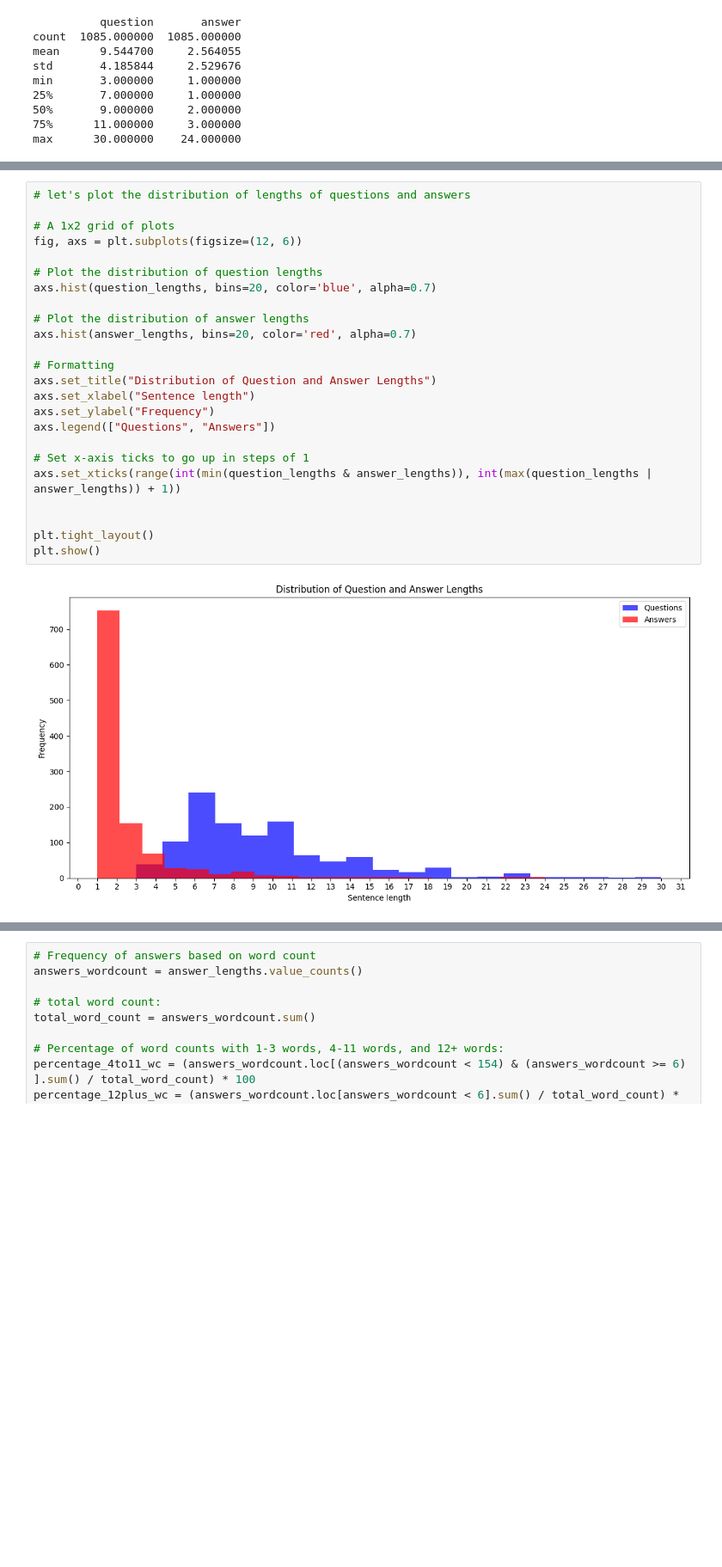
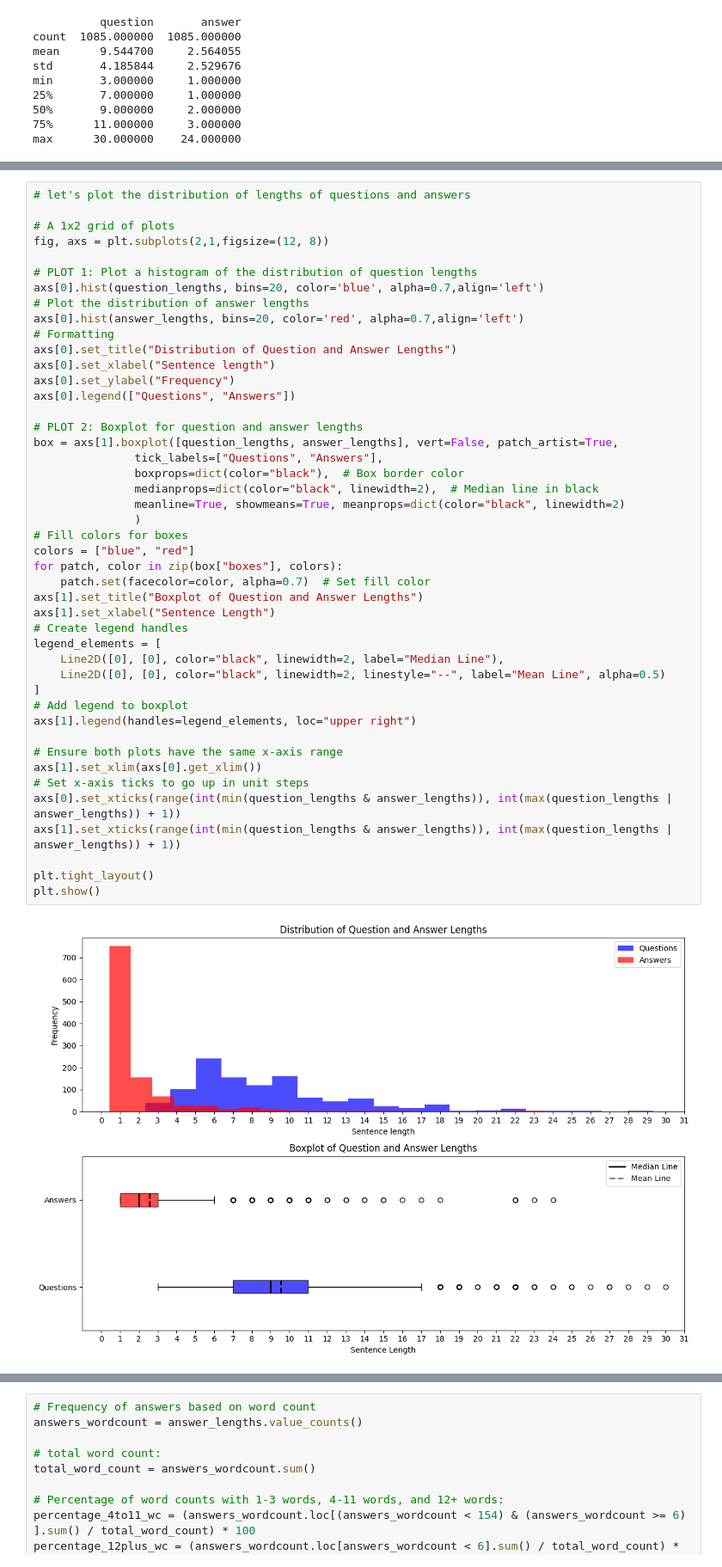
Before and after one commit to RSipra/semantic_verification_engine, a Jupyter notebook: src/data scripts/clean_dataset.ipynb, the cells around one changed output, grey strips where cells are left out. Shown: that part at 86% size. Saved outputs shown, nothing was run; the diff lists cells and outputs as text; blank space fills up the shorter version.

Commit message:
continued with EDA of the trivia dataset. Created outline, finished answer length analysis

```diff
--- a/src/data scripts/clean_dataset.ipynb
+++ b/src/data scripts/clean_dataset.ipynb
@@ -174,28 +187,49 @@ The answers are generally shorter then the questions. Most answers are about 1 t
 # %%
 # let's plot the distribution of lengths of questions and answers
 
 # A 1x2 grid of plots
-fig, axs = plt.subplots(figsize=(12, 6))
+fig, axs = plt.subplots(2,1,figsize=(12, 8))
 
-# Plot the distribution of question lengths
-axs.hist(question_lengths, bins=20, color='blue', alpha=0.7)
+# PLOT 1: Plot a histogram of the distribution of question lengths
+axs[0].hist(question_lengths, bins=20, color='blue', alpha=0.7,align='left')
+# Plot the distribution of answer lengths
+axs[0].hist(answer_lengths, bins=20, color='red', alpha=0.7,align='left')
+# Formatting
+axs[0].set_title("Distribution of Question and Answer Lengths")
+axs[0].set_xlabel("Sentence length")
+axs[0].set_ylabel("Frequency")
+axs[0].legend(["Questions", "Answers"])
 
-# Plot the distribution of answer lengths
-axs.hist(answer_lengths, bins=20, color='red', alpha=0.7)
+# PLOT 2: Boxplot for question and answer lengths
+box = axs[1].boxplot([question_lengths, answer_lengths], vert=False, patch_artist=True,
+               tick_labels=["Questions", "Answers"],
+               boxprops=dict(color="black"),  # Box border color
+               medianprops=dict(color="black", linewidth=2),  # Median line in black
+               meanline=True, showmeans=True, meanprops=dict(color="black", linewidth=2)
+               )
+# Fill colors for boxes
+colors = ["blue", "red"]
+for patch, color in zip(box["boxes"], colors):
+    patch.set(facecolor=color, alpha=0.7)  # Set fill color
+axs[1].set_title("Boxplot of Question and Answer Lengths")
+axs[1].set_xlabel("Sentence Length")
+# Create legend handles
+legend_elements = [
+    Line2D([0], [0], color="black", linewidth=2, label="Median Line"),
+    Line2D([0], [0], color="black", linewidth=2, linestyle="--", label="Mean Line", alpha=0.5)
+]
+# Add legend to boxplot
+axs[1].legend(handles=legend_elements, loc="upper right")
 
-# Formatting
-axs.set_title("Distribution of Question and Answer Lengths")
-axs.set_xlabel("Sentence length")
-axs.set_ylabel("Frequency")
-axs.legend(["Questions", "Answers"])
-
-# Set x-axis ticks to go up in steps of 1
-axs.set_xticks(range(int(min(question_lengths & answer_lengths)), int(max(question_lengths | answer_lengths)) + 1))
-
+# Ensure both plots have the same x-axis range
+axs[1].set_xlim(axs[0].get_xlim())
+# Set x-axis ticks to go up in unit steps
+axs[0].set_xticks(range(int(min(question_lengths & answer_lengths)), int(max(question_lengths | answer_lengths)) + 1))
+axs[1].set_xticks(range(int(min(question_lengths & answer_lengths)), int(max(question_lengths | answer_lengths)) + 1))
 
 plt.tight_layout()
 plt.show()
 # %% [output]
-[figure, old version]
+[figure, new version]
 # %% [markdown]
 From the plot above:
```
Also changed, not shown: parts of 15 cells of this notebook.
